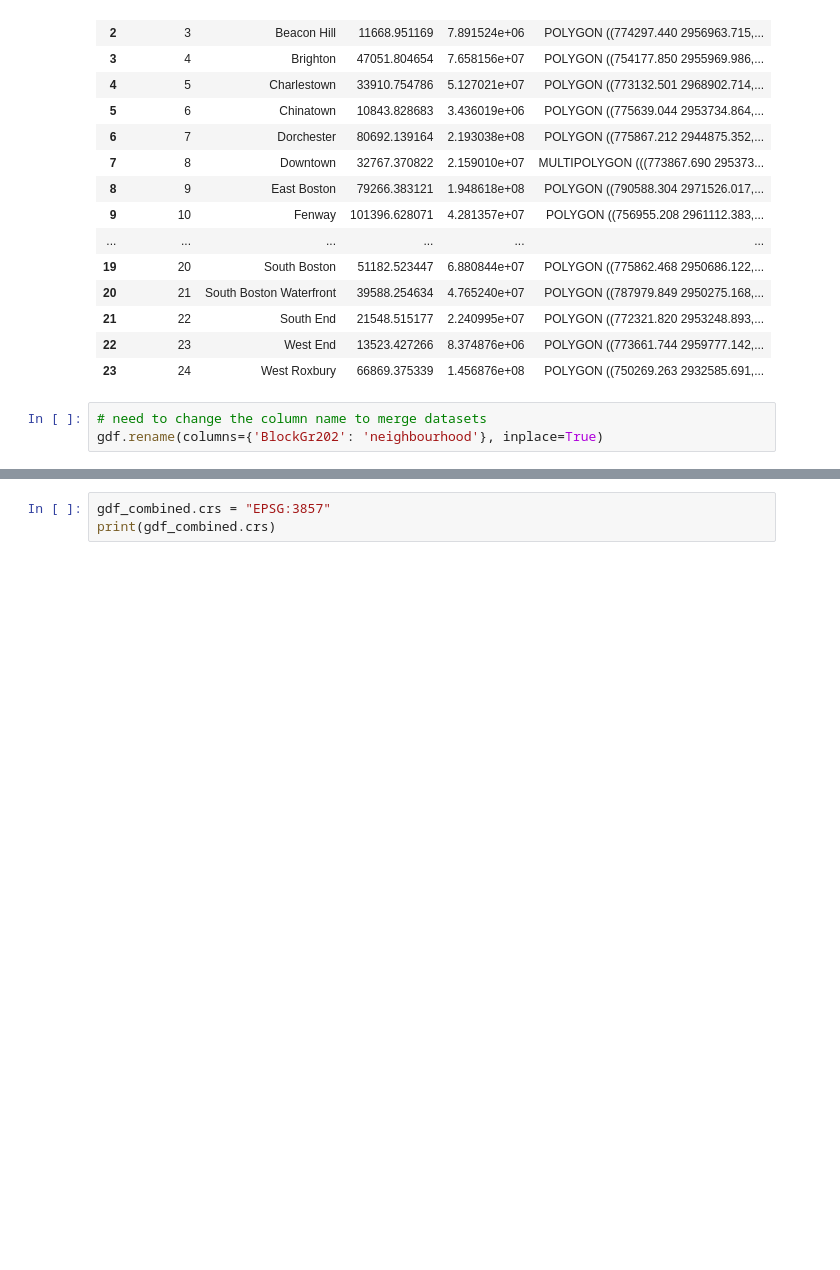
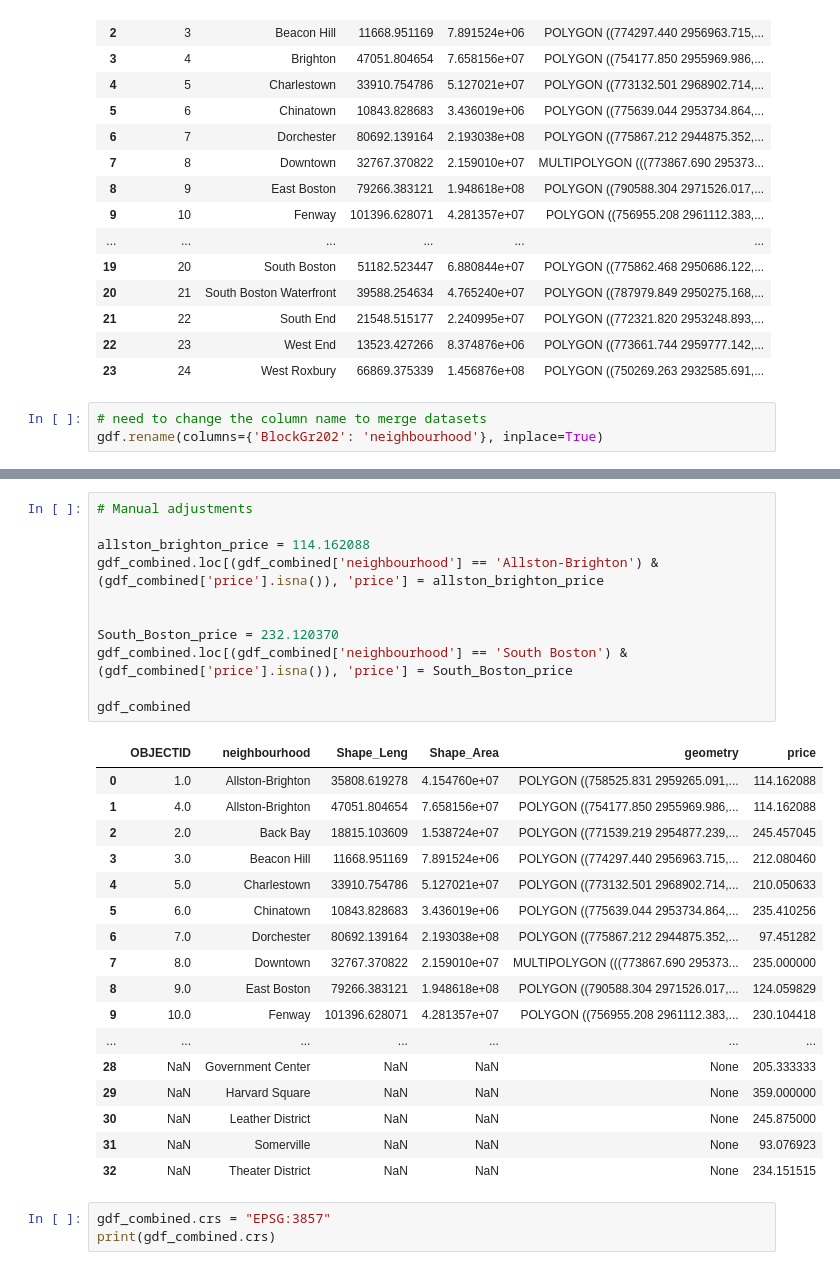
Before and after one commit to ECO225-W2024/project-one-code-32record, a Jupyter notebook: Project1 notebook.ipynb, the cells around one changed output, grey strips where cells are left out. Saved outputs shown, nothing was run; the diff lists cells and outputs as text; blank space fills up the shorter version.

```diff
--- a/Project1 notebook.ipynb
+++ b/Project1 notebook.ipynb
@@ -742,3 +759,32 @@ gdf_combined
+# %%
+# Manual adjustments
+
+allston_brighton_price = 114.162088
+gdf_combined.loc[(gdf_combined['neighbourhood'] == 'Allston-Brighton') & (gdf_combined['price'].isna()), 'price'] = allston_brighton_price
+
+
+South_Boston_price = 232.120370
+gdf_combined.loc[(gdf_combined['neighbourhood'] == 'South Boston') & (gdf_combined['price'].isna()), 'price'] = South_Boston_price
+
+gdf_combined
+# %% [output]
+|  | OBJECTID | neighbourhood | Shape_Leng | Shape_Area | geometry | price |
+| 0 | 1.0 | Allston-Brighton | 35808.619278 | 4.154760e+07 | POLYGON ((758525.831 2959265.091,... | 114.162088 |
+| 1 | 4.0 | Allston-Brighton | 47051.804654 | 7.658156e+07 | POLYGON ((754177.850 2955969.986,... | 114.162088 |
+| 2 | 2.0 | Back Bay | 18815.103609 | 1.538724e+07 | POLYGON ((771539.219 2954877.239,... | 245.457045 |
+| 3 | 3.0 | Beacon Hill | 11668.951169 | 7.891524e+06 | POLYGON ((774297.440 2956963.715,... | 212.080460 |
+| 4 | 5.0 | Charlestown | 33910.754786 | 5.127021e+07 | POLYGON ((773132.501 2968902.714,... | 210.050633 |
+| 5 | 6.0 | Chinatown | 10843.828683 | 3.436019e+06 | POLYGON ((775639.044 2953734.864,... | 235.410256 |
+| 6 | 7.0 | Dorchester | 80692.139164 | 2.193038e+08 | POLYGON ((775867.212 2944875.352,... | 97.451282 |
+| 7 | 8.0 | Downtown | 32767.370822 | 2.159010e+07 | MULTIPOLYGON (((773867.690 295373... | 235.000000 |
+| 8 | 9.0 | East Boston | 79266.383121 | 1.948618e+08 | POLYGON ((790588.304 2971526.017,... | 124.059829 |
+| 9 | 10.0 | Fenway | 101396.628071 | 4.281357e+07 | POLYGON ((756955.208 2961112.383,... | 230.104418 |
+| ... | ... | ... | ... | ... | ... | ... |
+| 28 | NaN | Government Center | NaN | NaN | None | 205.333333 |
+| 29 | NaN | Harvard Square | NaN | NaN | None | 359.000000 |
+| 30 | NaN | Leather District | NaN | NaN | None | 245.875000 |
+| 31 | NaN | Somerville | NaN | NaN | None | 93.076923 |
+| 32 | NaN | Theater District | NaN | NaN | None | 234.151515 |
 # %%
 gdf_combined.crs = "EPSG:3857"
 print(gdf_combined.crs)
```
Also changed, not shown: parts of 11 cells of this notebook.
